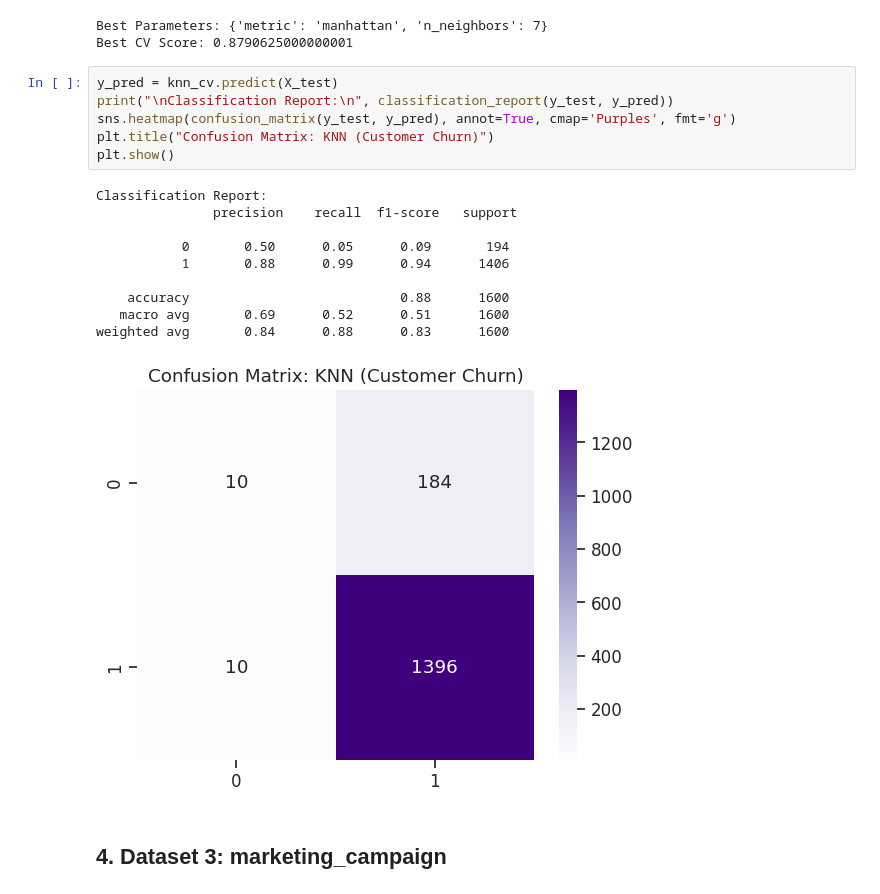
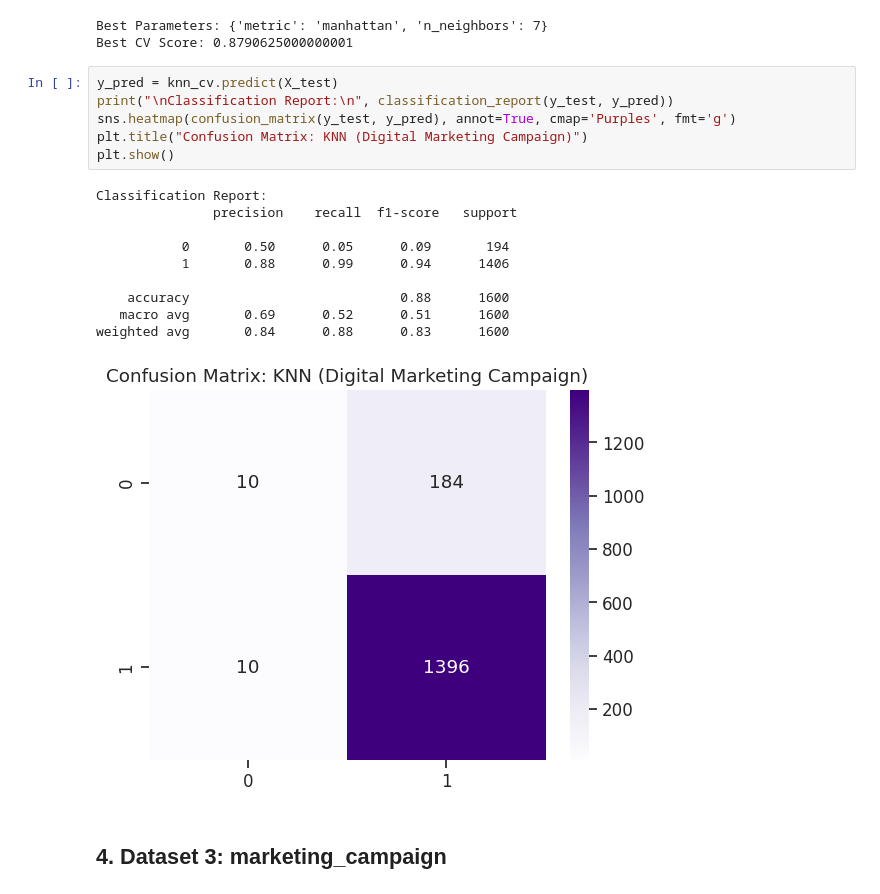
Before and after one commit to paumar2/Capstone-Customer-Churn-BU, a Jupyter notebook: week8_knn_notebook.ipynb, the cells around one changed output. Drawn from its saved outputs; the diff is of its cells as text.

Commit message:
fixed titles on week 8 graphs

```diff
--- a/week8_knn_notebook.ipynb
+++ b/week8_knn_notebook.ipynb
@@ -107,20 +107,20 @@ Best CV Score: 0.8790625000000001
 # %%
 y_pred = knn_cv.predict(X_test)
 print("\nClassification Report:\n", classification_report(y_test, y_pred))
 sns.heatmap(confusion_matrix(y_test, y_pred), annot=True, cmap='Purples', fmt='g')
-plt.title("Confusion Matrix: KNN (Customer Churn)")
+plt.title("Confusion Matrix: KNN (Digital Marketing Campaign)")
 plt.show()
 # %% [output]
 Classification Report:
                precision    recall  f1-score   support
 
            0       0.50      0.05      0.09       194
            1       0.88      0.99      0.94      1406
 
     accuracy                           0.88      1600
    macro avg       0.69      0.52      0.51      1600
 weighted avg       0.84      0.88      0.83      1600
-[figure, old version]
+[figure, new version]
 # %% [markdown]
 ## 4. Dataset 3: marketing_campaign
 # %%
```
Also changed, not shown: parts of 1 cell of this notebook.
